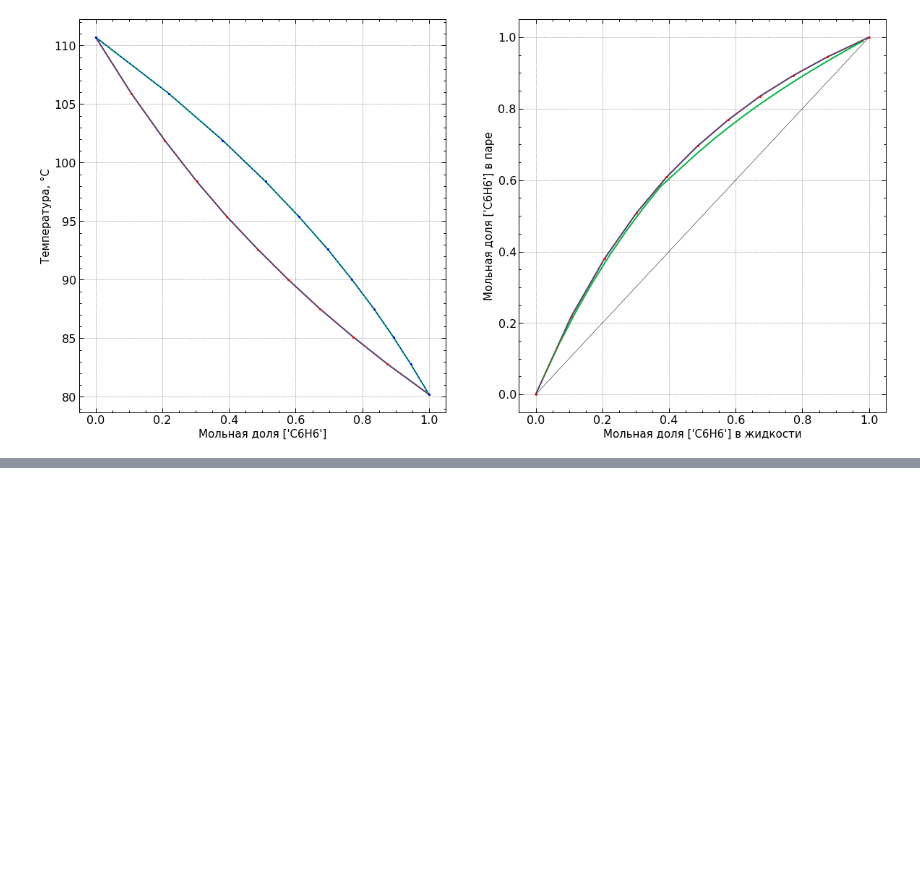
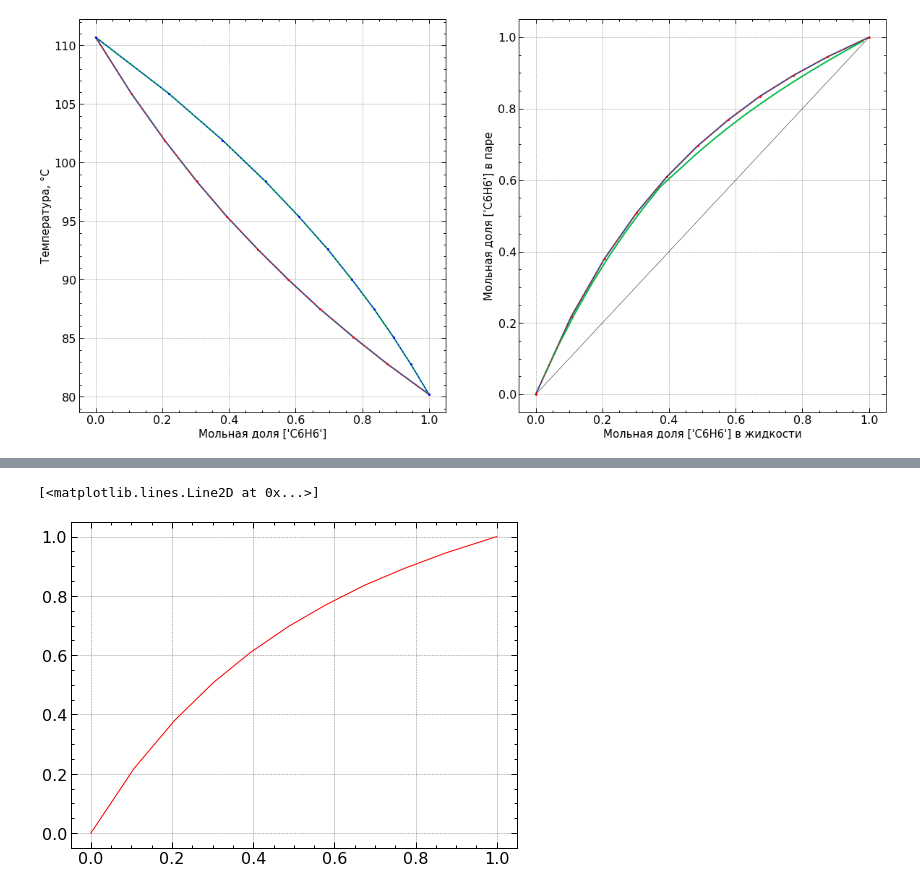
Before and after one commit to kdavjd/rectification_project, a Jupyter notebook: plate_column.ipynb, the cells around one changed output, grey strips where cells are left out. Drawn from its saved outputs; the diff is of its cells as text; code cells hidden in the pictures; blank space fills up the shorter version.

```diff
--- a/plate_column.ipynb
+++ b/plate_column.ipynb
@@ -374,0 +390,7 @@ Text(0.5, 0, "Мольная доля ['C6H6'] в жидкости")
+# %%
+x_y = dfс.get_fit(diagram['x'], diagram['y'])
+
+plt.plot(diagram['x'], diagram['y'], color='red', lw=1, ms=2)
+# %% [output]
+[<matplotlib.lines.Line2D at 0x...>]
+[figure, added]
```
Also changed, not shown: parts of 1 cell of this notebook, 3 other files.
